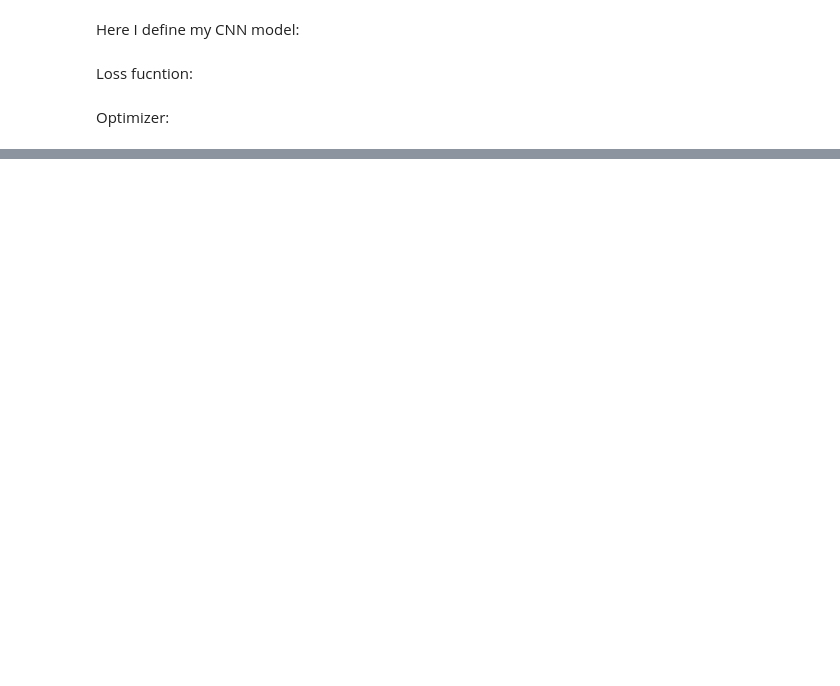
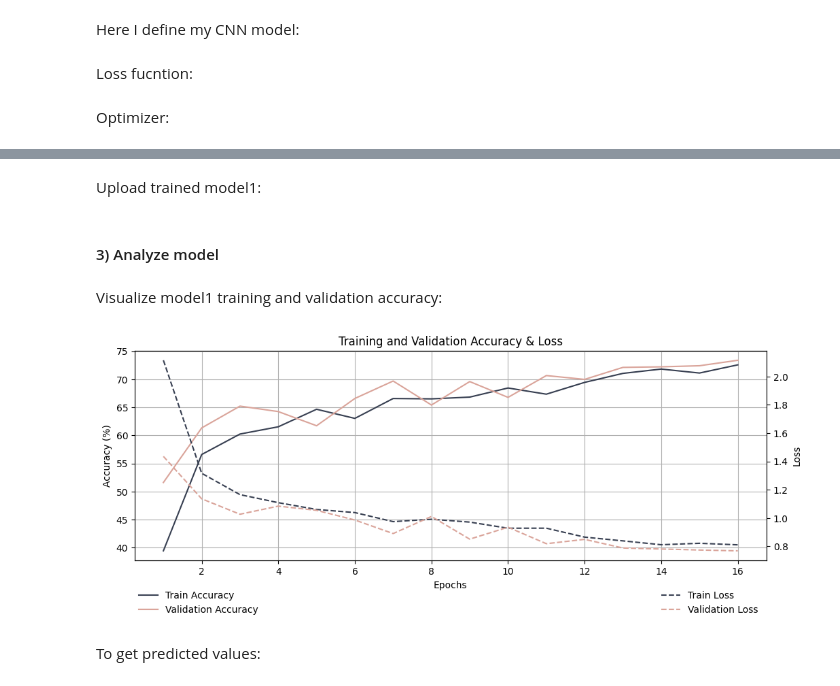
Before and after one commit to gubka3000/weather-CV-project, a Jupyter notebook: data-preparation-2 + CNN.ipynb, the cells around one changed output, grey strips where cells are left out. Cells and saved outputs as stored; diff of their text form; code cells hidden in the pictures; blank space fills up the shorter version.

Commit message:
Update data-preparation-2 + CNN and add best-model file

```diff
--- a/data-preparation-2 + CNN.ipynb
+++ b/data-preparation-2 + CNN.ipynb
@@ -183,0 +201,3 @@ optimizer = torch.optim.Adam(model.parameters(), lr=0.001)
+# %%
+device = torch.device('cuda' if torch.cuda.is_available() else 'cpu')
+device
@@ -183,0 +208,2 @@ optimizer = torch.optim.Adam(model.parameters(), lr=0.001)
+# %%
+num_epochs = 16
@@ -183,0 +289,3 @@ optimizer = torch.optim.Adam(model.parameters(), lr=0.001)
+# %%
+train_losses, val_losses, train_accuracies, val_accuracies = train_model(
+    model1, train_loader, val_loader, batch_size, criterion, optimizer, learning_rate, num_epochs, device)
@@ -183,0 +323,2 @@ optimizer = torch.optim.Adam(model.parameters(), lr=0.001)
+# %% [markdown]
+Upload trained model1:
@@ -183,0 +329,37 @@ optimizer = torch.optim.Adam(model.parameters(), lr=0.001)
+# %% [markdown]
+#### 3) Analyze model
+# %% [markdown]
+Visualize model1 training and validation accuracy:
+# %%
+train_style = {'color': '#373F51', 'linestyle': '-', 'linewidth': 1.5}
+val_style = {'color': '#DAA49A', 'linestyle': '-', 'linewidth': 1.5}
+train_loss_style = {'color': '#373F51', 'linestyle': '--', 'linewidth': 1.5}
+val_loss_style = {'color': '#DAA49A', 'linestyle': '--', 'linewidth': 1.5}
+# %%
+fig, ax1 = plt.subplots(figsize=(12, 4))
+ax1.plot(range(1, len(train_accuracies) + 1), train_accuracies, label='Train Accuracy', **train_style)
+ax1.plot(range(1, len(val_accuracies) + 1), val_accuracies, label='Validation Accuracy', **val_style)
+ax1.set_xlabel('Epochs')
+ax1.set_ylabel('Accuracy (%)', color='black')
+ax1.tick_params(axis='y', labelcolor='black')
+ax1.grid(True)
+
+ax2 = ax1.twinx()
+ax2.plot(range(1, len(train_losses) + 1), train_losses, label='Train Loss', **train_loss_style)
+ax2.plot(range(1, len(val_losses) + 1), val_losses, label='Validation Loss', **val_loss_style)
+ax2.set_ylabel('Loss', color='black')
+ax2.tick_params(axis='y', labelcolor='black')
+
+lines_1, labels_1 = ax1.get_legend_handles_labels()
+lines_2, labels_2 = ax2.get_legend_handles_labels()
+
+fig.legend(lines_1, labels_1, loc='lower left', bbox_to_anchor=(0.12, -0.12), frameon=False)
+
+fig.legend(lines_2, labels_2, loc='lower right', bbox_to_anchor=(0.9, -0.12), frameon=False)
+
+plt.title('Training and Validation Accuracy & Loss')
+plt.show()
+# %% [output]
+[figure, added]
+# %% [markdown]
+To get predicted values:
```
Also changed, not shown: parts of 30 cells of this notebook, 1 other file.
